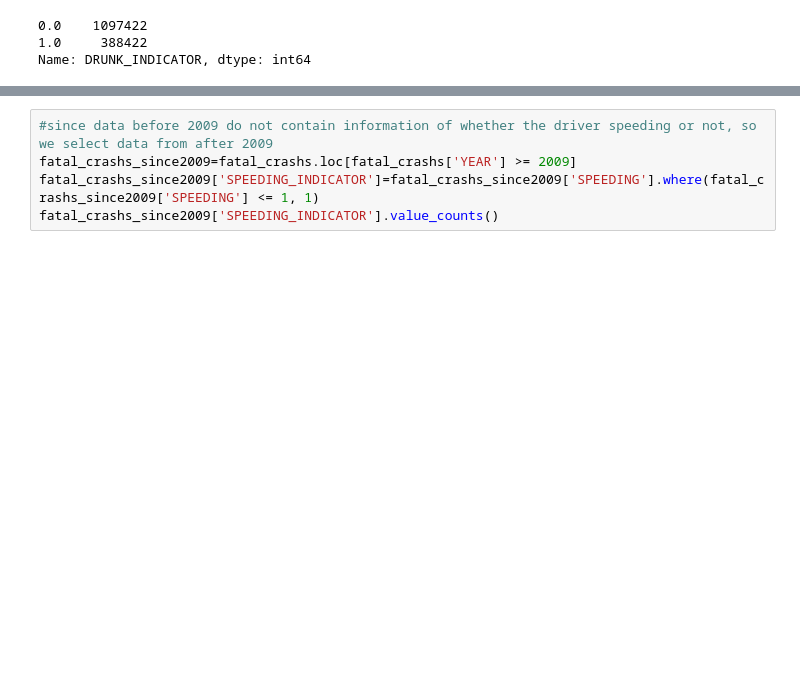
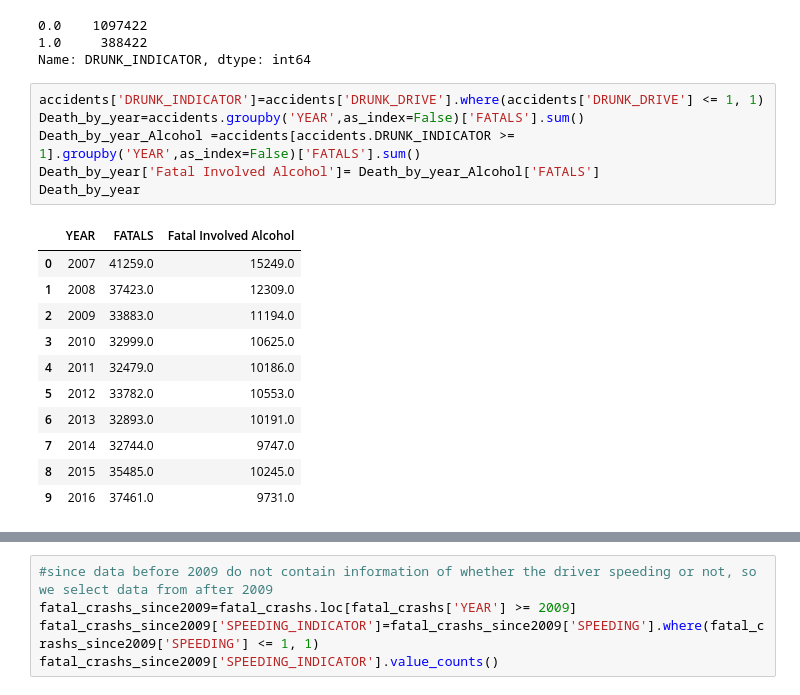
Before and after one commit to junemore/traffic-accidents-analysis, a Jupyter notebook: Notebook5_Alcohol Violation.ipynb, the cells around one changed output, grey strips where cells are left out. Drawn from its saved outputs; the diff is of its cells as text; blank space fills up the shorter version.

```diff
--- a/Notebook5_Alcohol Violation.ipynb
+++ b/Notebook5_Alcohol Violation.ipynb
@@ -32,3 +33,21 @@ fatal_crashs['DRUNK_INDICATOR'].value_counts()
 0.0    1097422
 1.0     388422
 Name: DRUNK_INDICATOR, dtype: int64
+# %%
+accidents['DRUNK_INDICATOR']=accidents['DRUNK_DRIVE'].where(accidents['DRUNK_DRIVE'] <= 1, 1)
+Death_by_year=accidents.groupby('YEAR',as_index=False)['FATALS'].sum()
+Death_by_year_Alcohol =accidents[accidents.DRUNK_INDICATOR >= 1].groupby('YEAR',as_index=False)['FATALS'].sum()
+Death_by_year['Fatal Involved Alcohol']= Death_by_year_Alcohol['FATALS']
+Death_by_year
+# %% [output]
+|  | YEAR | FATALS | Fatal Involved Alcohol |
+| 0 | 2007 | 41259.0 | 15249.0 |
+| 1 | 2008 | 37423.0 | 12309.0 |
+| 2 | 2009 | 33883.0 | 11194.0 |
+| 3 | 2010 | 32999.0 | 10625.0 |
+| 4 | 2011 | 32479.0 | 10186.0 |
+| 5 | 2012 | 33782.0 | 10553.0 |
+| 6 | 2013 | 32893.0 | 10191.0 |
+| 7 | 2014 | 32744.0 | 9747.0 |
+| 8 | 2015 | 35485.0 | 10245.0 |
+| 9 | 2016 | 37461.0 | 9731.0 |
```
Also changed, not shown: parts of 2 cells of this notebook, 7 other files.
